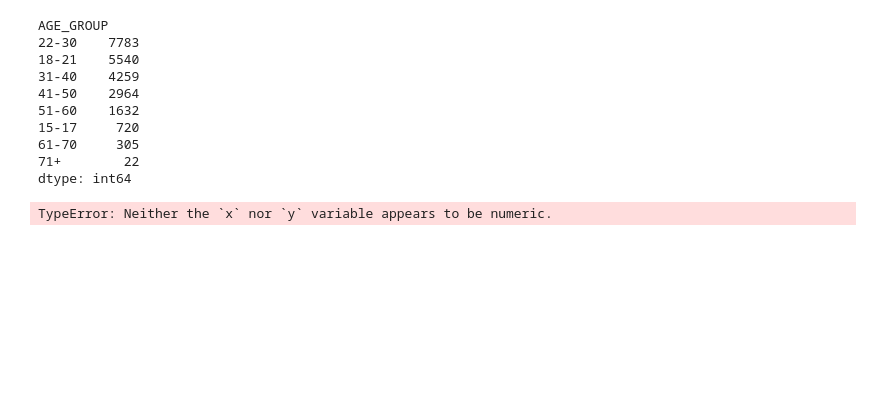
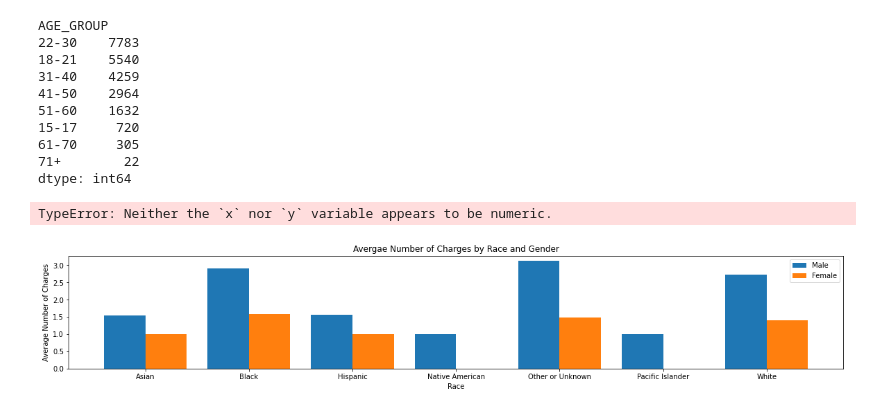
Before and after one commit to ruthwikkuppachi/INST447_Final_Project, a Jupyter notebook: api_test.ipynb, the cells around one changed output. Saved outputs shown, nothing was run; the diff lists cells and outputs as text; code cells hidden in the pictures; blank space fills up the shorter version.

Commit message:
Added bar plot to visualize the number of charges by race and gender

```diff
--- a/api_test.ipynb
+++ b/api_test.ipynb
@@ -81,3 +81,32 @@ plt.ylabel("Number of Orders")
 plt.show()
 # %% [output]
 TypeError: Neither the `x` nor `y` variable appears to be numeric.
+# %%
+#Calculate the average number of charges by each gender in each race listed in this dataset
+charges = pd.DataFrame(data.groupby(['RACE', 'GENDER']).agg('mean')['CHARGE_NUMBER']).reset_index()
+# %%
+#Fetch the average number of charges for male members belonging to each race
+male_charges = list(charges[charges['GENDER'] =='M']['CHARGE_NUMBER'])
+
+#Fetch the average number of charges for female members belonging to each race
+female_charges = list(charges[charges['GENDER'] =='F']['CHARGE_NUMBER'])
+
+#Insert 0s for the average charge numbers for female Native Americans and Pacific Islanders(becasue they are not present in the dataset)
+female_charges.insert(3, 0)
+female_charges.insert(5, 0)
+
+races = list(charges['RACE'].unique())
+X_axis = np.arange(0, len((charges['RACE'].unique())))
+# %%
+#Plotting the average number of charges by race and gender
+plt.bar(X_axis - 0.2, male_charges, 0.4, label = 'Male')
+plt.bar(X_axis + 0.2, female_charges, 0.4, label = 'Female')
+plt.rcParams["figure.figsize"] = (20,3)
+plt.xticks(X_axis, races)
+plt.xlabel("Race")
+plt.ylabel("Average Number of Charges")
+plt.title("Avergae Number of Charges by Race and Gender")
+plt.legend()
+plt.show()
+# %% [output]
+[figure, added]
```
Also changed, not shown: 1 other file.
